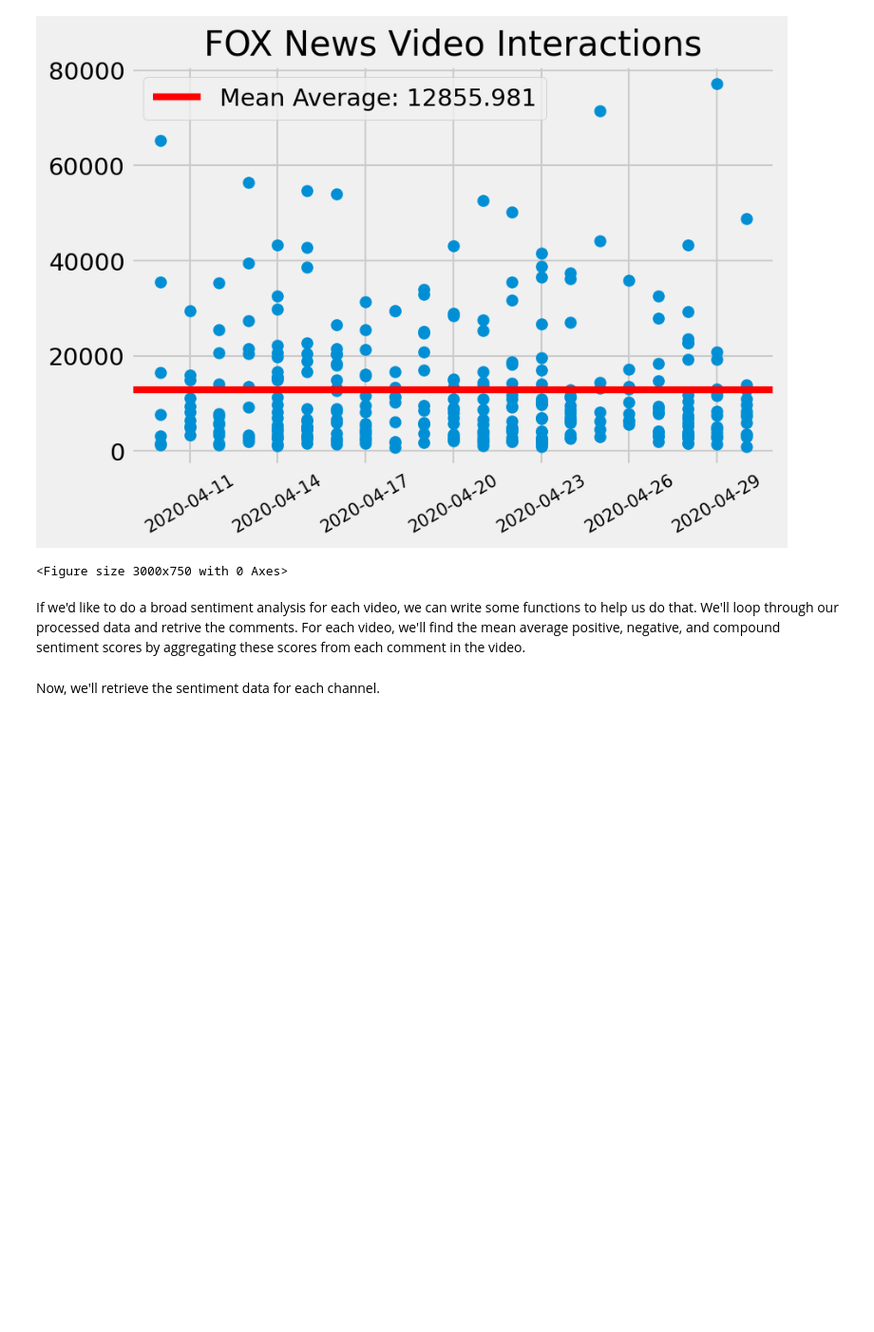
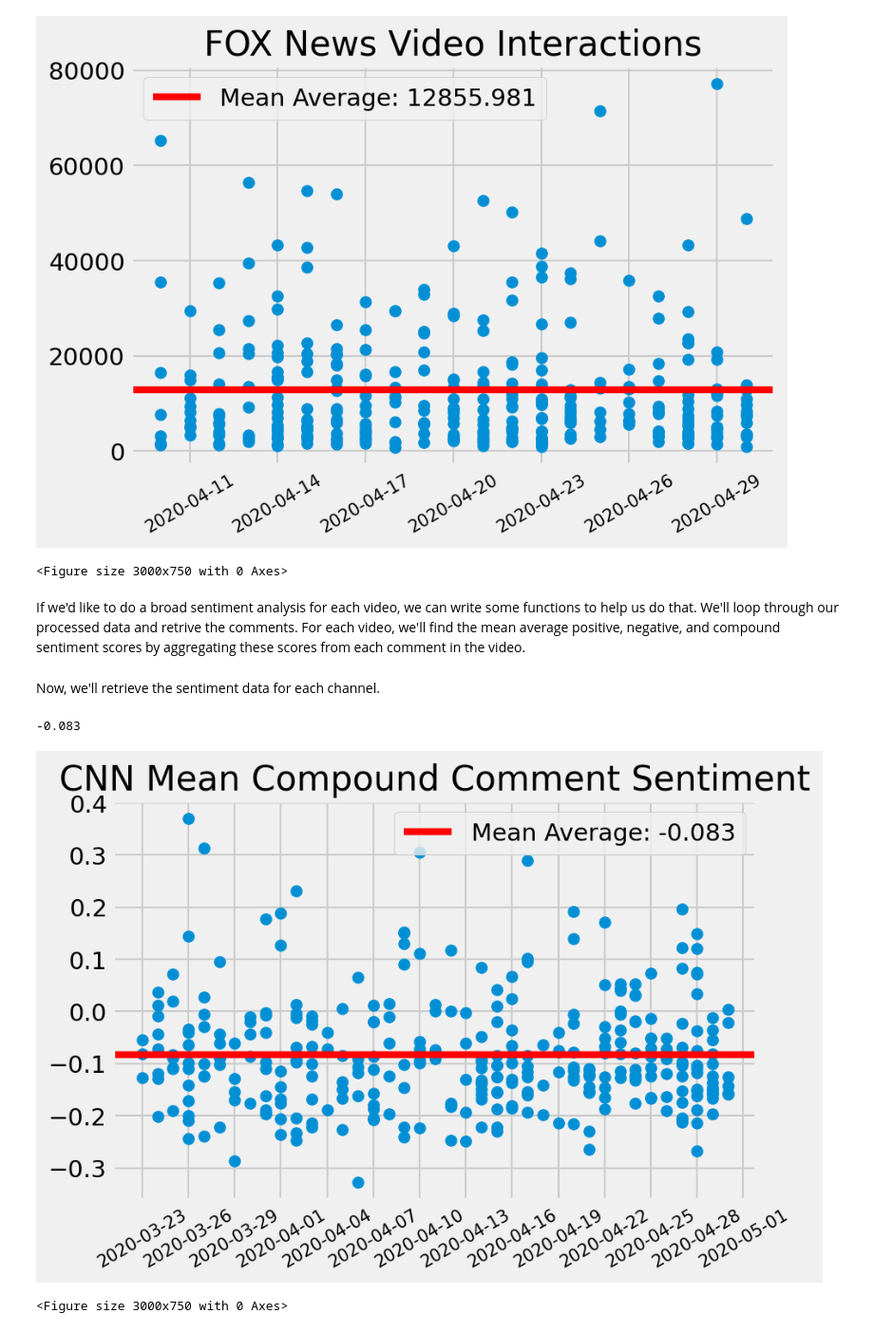
Before and after one commit to JaredRPrior/Youtube-Data-API, a Jupyter notebook: youtube-data-api(most recent).ipynb, the cells around one changed output. Shown at 95% size. Cells and saved outputs as stored; diff of their text form; code cells hidden in the pictures; blank space fills up the shorter version.

```diff
--- a/youtube-data-api(most recent).ipynb
+++ b/youtube-data-api(most recent).ipynb
@@ -324,0 +323,6 @@ plot_data(cnn_comp)
+# %%
+plot_data(cnn_comp,processed_cnn_data[4], "CNN Mean Compound Comment Sentiment")
+# %% [output]
+-0.083
+[figure, added]
+<Figure size 3000x750 with 0 Axes>
```
Also changed, not shown: parts of 2 cells of this notebook.
